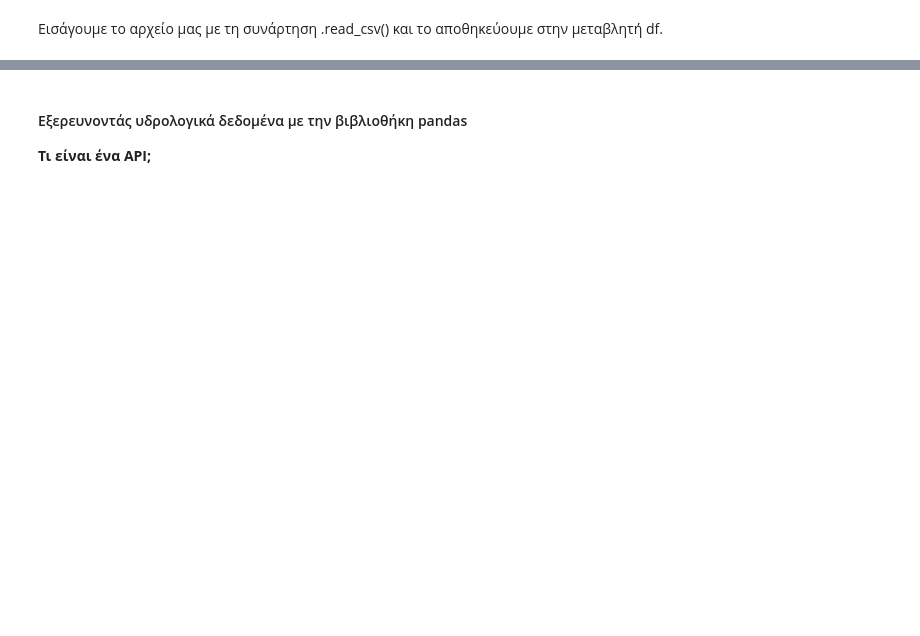
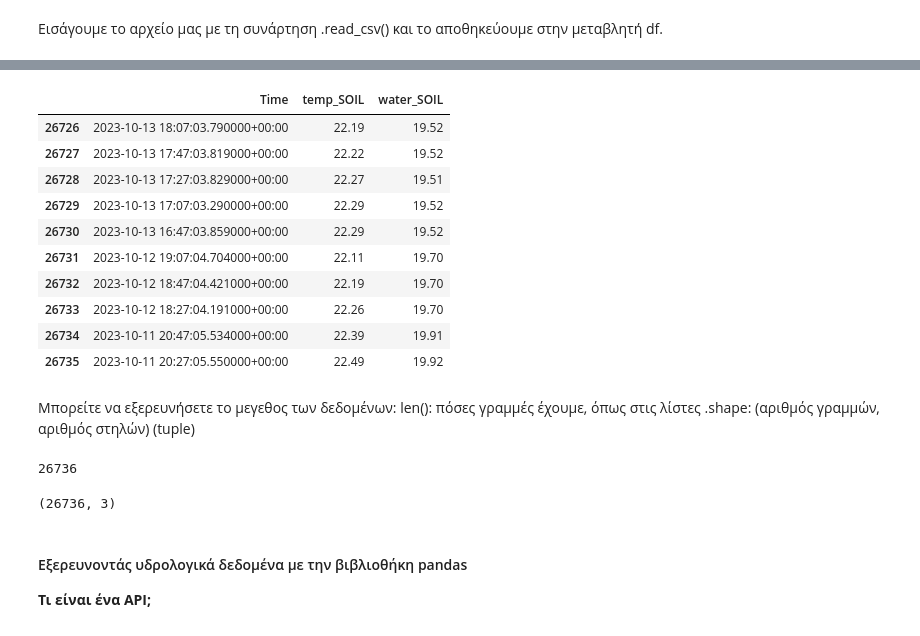
Before and after one commit to efthymios19/MIRC_EcosystemApproach_MountainousRegion, a Jupyter notebook: Notebooks/Εισαγωγή_στην_Python.ipynb, the cells around one changed output, grey strips where cells are left out. Cells and saved outputs as stored; diff of their text form; code cells hidden in the pictures; blank space fills up the shorter version.

```diff
--- a/Notebooks/Εισαγωγή_στην_Python.ipynb
+++ b/Notebooks/Εισαγωγή_στην_Python.ipynb
@@ -450,3 +468,29 @@ import pandas as pd
+# %%
+df.tail(10)
+# %% [output]
+|  | Time | temp_SOIL | water_SOIL |
+| 26726 | 2023-10-13 18:07:03.790000+00:00 | 22.19 | 19.52 |
+| 26727 | 2023-10-13 17:47:03.819000+00:00 | 22.22 | 19.52 |
+| 26728 | 2023-10-13 17:27:03.829000+00:00 | 22.27 | 19.51 |
+| 26729 | 2023-10-13 17:07:03.290000+00:00 | 22.29 | 19.52 |
+| 26730 | 2023-10-13 16:47:03.859000+00:00 | 22.29 | 19.52 |
+| 26731 | 2023-10-12 19:07:04.704000+00:00 | 22.11 | 19.70 |
+| 26732 | 2023-10-12 18:47:04.421000+00:00 | 22.19 | 19.70 |
+| 26733 | 2023-10-12 18:27:04.191000+00:00 | 22.26 | 19.70 |
+| 26734 | 2023-10-11 20:47:05.534000+00:00 | 22.39 | 19.91 |
+| 26735 | 2023-10-11 20:27:05.550000+00:00 | 22.49 | 19.92 |
+# %% [markdown]
+Μπορείτε να εξερευνήσετε το μεγεθος των δεδομένων:
+len(): πόσες γραμμές έχουμε, όπως στις λίστες
+.shape: (αριθμός γραμμών, αριθμός στηλών) (tuple)
+# %%
+len(df)
+# %% [output]
+26736
+# %%
+df.shape
+# %% [output]
+(26736, 3)
 # %% [markdown]
 #### Εξερευνoντάς υδρολογικά δεδομένα με την βιβλιοθήκη pandas
 
```
Also changed, not shown: parts of 3 cells of this notebook.
